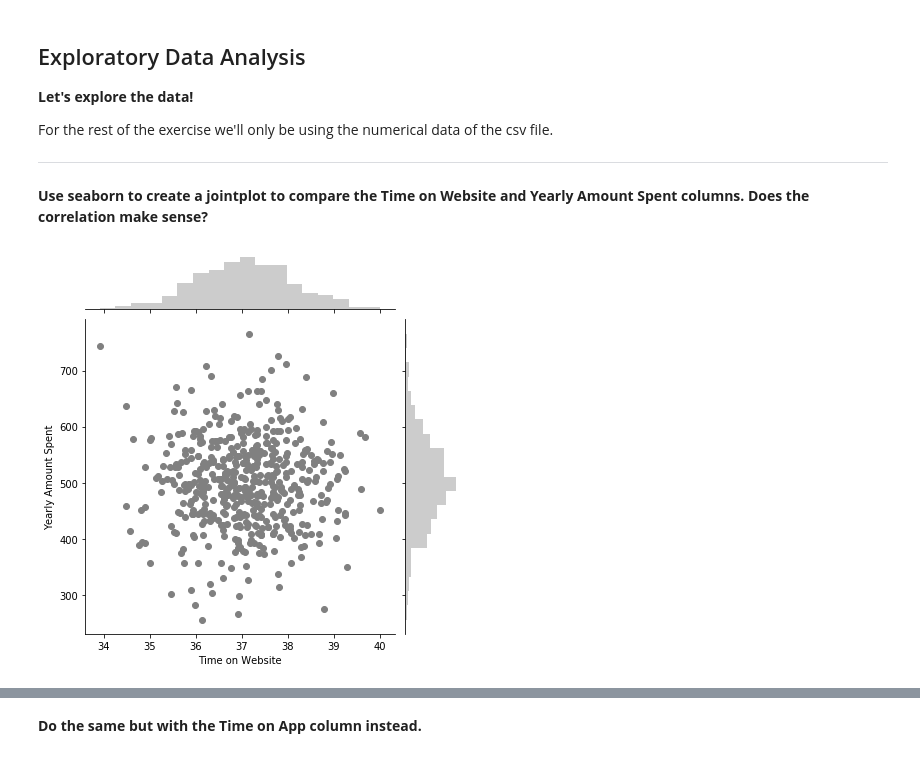
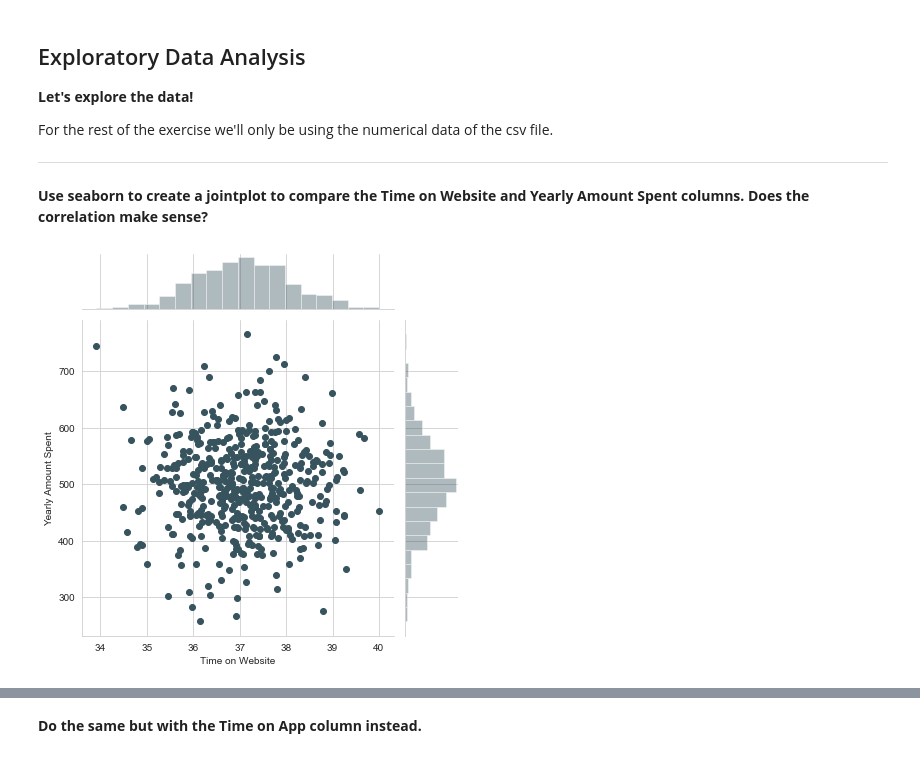
Before and after one commit to antonnifo/Linear-Regression, a Jupyter notebook: Ecommerce Project.ipynb, the cells around one changed output, grey strips where cells are left out. Saved outputs shown, nothing was run; the diff lists cells and outputs as text; code cells hidden in the pictures.

```diff
--- a/Ecommerce Project.ipynb
+++ b/Ecommerce Project.ipynb
@@ -77,7 +77,10 @@ memory usage: 31.3+ KB
 For the rest of the exercise we'll only be using the numerical data of the csv file.
 ___
 **Use seaborn to create a jointplot to compare the Time on Website and Yearly Amount Spent columns. Does the correlation make sense?**
+# %%
+sns.set_palette("GnBu_d")
+sns.set_style('whitegrid')
 # %%
-sns.jointplot(x=customers['Time on Website'],y=customers['Yearly Amount Spent'], data= customers,kind='scatter',color='grey');
+sns.jointplot(x=customers['Time on Website'],y=customers['Yearly Amount Spent'], data= customers);
 # %% [output]
-[figure, old version]
+[figure, new version]
```
Also changed, not shown: parts of 24 cells of this notebook.
